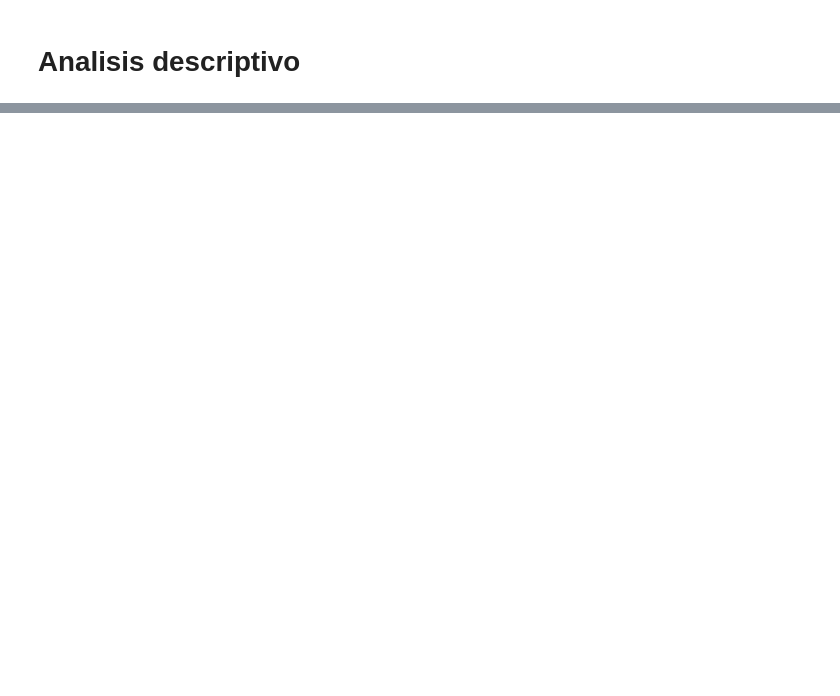
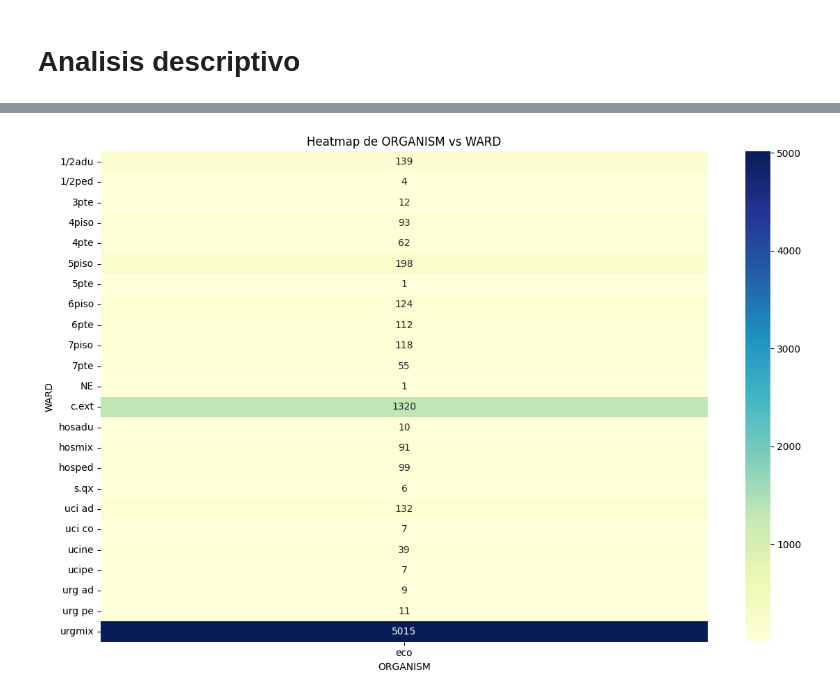
Before and after one commit to JuanBernal13/Metaheuristicas, a Jupyter notebook: Modelo_ML/modelo.ipynb, the cells around one changed output, grey strips where cells are left out. Saved outputs shown, nothing was run; the diff lists cells and outputs as text; code cells hidden in the pictures; blank space fills up the shorter version.

```diff
--- a/Modelo_ML/modelo.ipynb
+++ b/Modelo_ML/modelo.ipynb
@@ -1854,0 +218,14 @@ print("\n=== FIN DE EJECUCIÓN ===")
+# %%
+# Tabla de contingencia
+contingencia = pd.crosstab(df['WARD'], df['ORGANISM'])
+
+# Heatmap
+plt.figure(figsize=(12, 8))
+sns.heatmap(contingencia, annot=True, fmt='d', cmap='YlGnBu')
+plt.title('Heatmap de ORGANISM vs WARD')
+plt.xlabel('ORGANISM')
+plt.ylabel('WARD')
+plt.tight_layout()
+plt.show()
+# %% [output]
+[figure, added]
```
Also changed, not shown: parts of 57 cells of this notebook.
